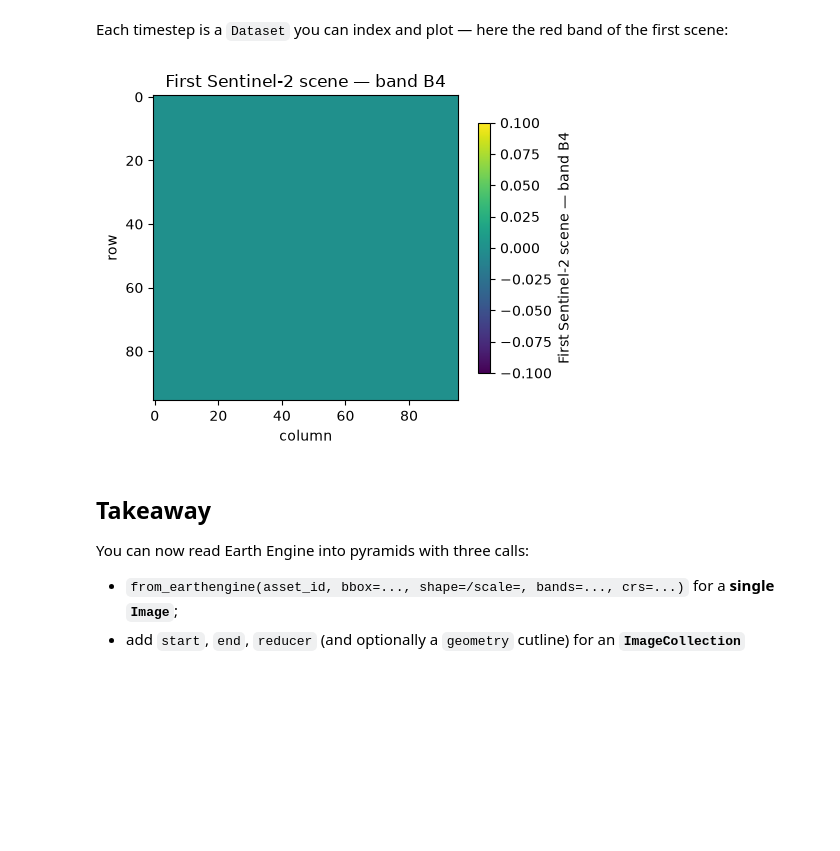
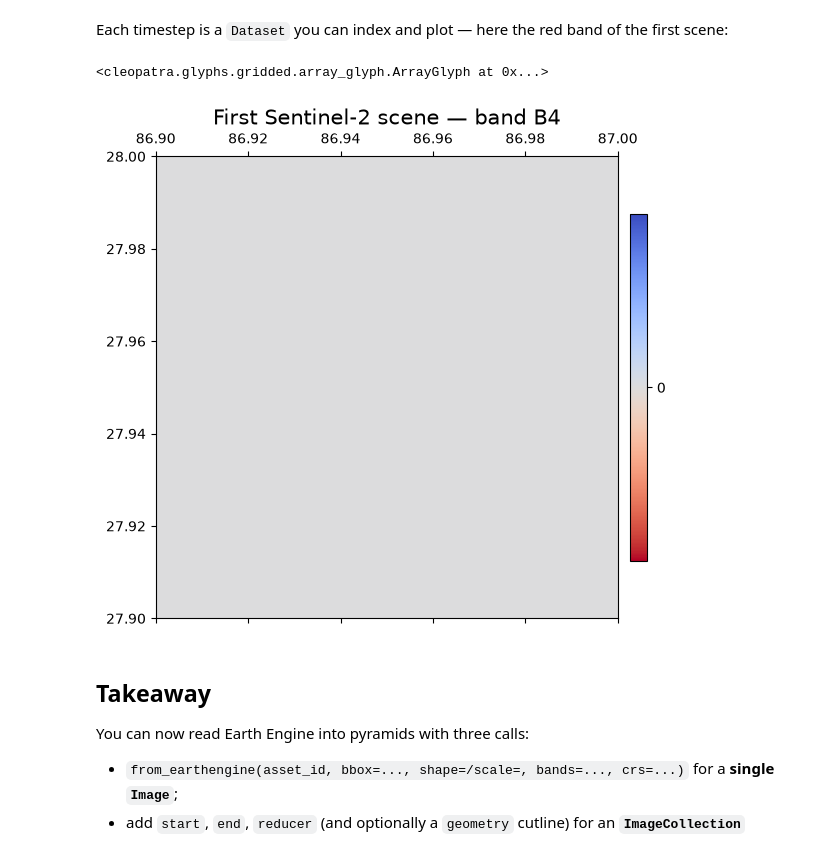
Before and after one commit to serapeum-org/pyramids-eo, a Jupyter notebook: docs/examples/earth_engine_reader.ipynb, the cells around one changed output. Drawn from its saved outputs; the diff is of its cells as text; code cells hidden in the pictures; blank space fills up the shorter version.

```diff
--- a/docs/examples/earth_engine_reader.ipynb
+++ b/docs/examples/earth_engine_reader.ipynb
@@ -208,9 +202,10 @@ scenes.time_length, list(scenes.time)[:3]
 # %% [markdown]
 Each timestep is a `Dataset` you can index and plot — here the red band of the first scene:
 # %%
-show(scenes.datasets[0], "First Sentinel-2 scene — band B4")
+scenes.datasets[0].plot(band=0, title="First Sentinel-2 scene — band B4")
 # %% [output]
+<cleopatra.glyphs.gridded.array_glyph.ArrayGlyph at 0x...>
-[figure, old version]
+[figure, new version]
 # %% [markdown]
 ## Takeaway
 
```
Also changed, not shown: parts of 10 cells of this notebook.
